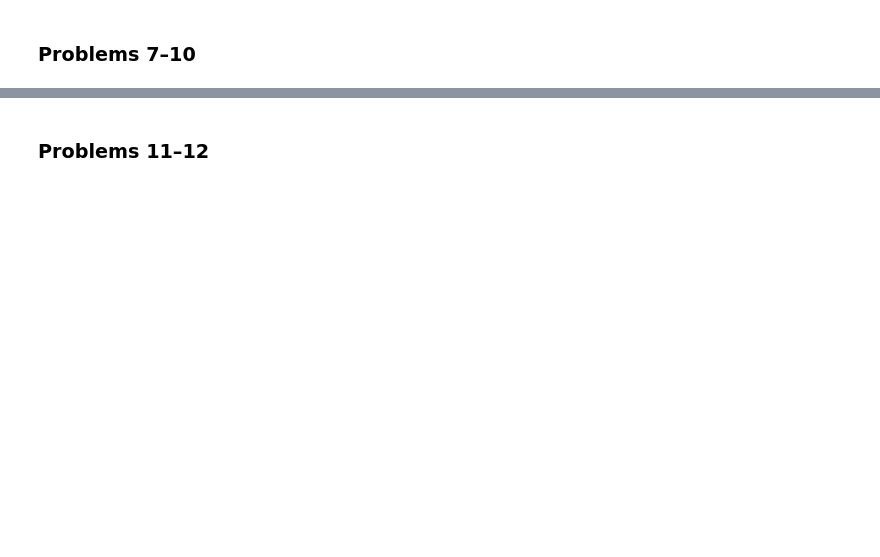
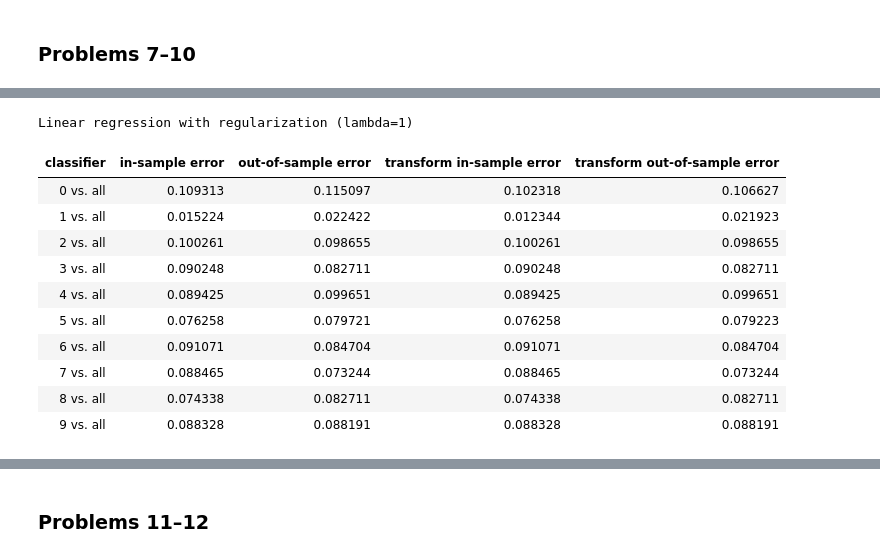
Before and after one commit to bbye98/cs156a, a Jupyter notebook: final/final.ipynb, the cells around one changed output, grey strips where cells are left out. Cells and saved outputs as stored; diff of their text form; code cells hidden in the pictures; blank space fills up the shorter version.

```diff
--- a/final/final.ipynb
+++ b/final/final.ipynb
@@ -110,0 +45,52 @@ Linear regression with transform and regularization for 1 vs. 5 classifier:
+# %%
+DATA_DIR.mkdir(exist_ok=True)
+data = {}
+for dataset in ["train", "test"]:
+    file = f"features.{dataset}"
+    if not (DATA_DIR / file).exists():
+        r = requests.get(f"http://www.amlbook.com/data/zip/{file}")
+        with open(DATA_DIR / file, "wb") as f:
+            f.write(r.content)
+    data[dataset] = np.loadtxt(DATA_DIR / file)
+
+weight_decay_lambda = 1
+transform = lambda x: np.hstack((x, x[:, 1:2] * x[:, 2:], x[:, 1:2] ** 2,
+                                 x[:, 2:] ** 2))
+reg = LinearRegression(vf=validate_binary, regularization="weight_decay",
+                       weight_decay_lambda=weight_decay_lambda)
+reg_transform = LinearRegression(vf=validate_binary,
+                                 regularization="weight_decay",
+                                 transform=transform,
+                                 weight_decay_lambda=weight_decay_lambda)
+df = pd.DataFrame(columns=["classifier", "in-sample error",
+                           "out-of-sample error",
+                           "transform in-sample error",
+                           "transform out-of-sample error"])
+for digit in range(10):
+    x_train = np.hstack((np.ones((len(data["train"]), 1), dtype=float),
+                         data["train"][:, 1:]))
+    y_train = 2 * (data["train"][:, 0] == digit) - 1
+    x_test = np.hstack((np.ones((len(data["test"]), 1), dtype=float),
+                        data["test"][:, 1:]))
+    y_test = 2 * (data["test"][:, 0] == digit) - 1
+    E_in = reg.train(x_train, y_train)
+    E_in_transform = reg_transform.train(x_train, y_train)
+    df.loc[digit] = (f"{digit} vs. all", E_in,
+                     reg.get_error(x_test, y_test), E_in_transform,
+                     reg_transform.get_error(x_test, y_test))
+(df.style.hide(axis="index")
+         .set_caption("Linear regression with regularization "
+                      f"(lambda={weight_decay_lambda})"))
+# %% [output]
+Linear regression with regularization (lambda=1)
+| classifier | in-sample error | out-of-sample error | transform in-sample error | transform out-of-sample error |
+| 0 vs. all | 0.109313 | 0.115097 | 0.102318 | 0.106627 |
+| 1 vs. all | 0.015224 | 0.022422 | 0.012344 | 0.021923 |
+| 2 vs. all | 0.100261 | 0.098655 | 0.100261 | 0.098655 |
+| 3 vs. all | 0.090248 | 0.082711 | 0.090248 | 0.082711 |
+| 4 vs. all | 0.089425 | 0.099651 | 0.089425 | 0.099651 |
+| 5 vs. all | 0.076258 | 0.079721 | 0.076258 | 0.079223 |
+| 6 vs. all | 0.091071 | 0.084704 | 0.091071 | 0.084704 |
+| 7 vs. all | 0.088465 | 0.073244 | 0.088465 | 0.073244 |
+| 8 vs. all | 0.074338 | 0.082711 | 0.074338 | 0.082711 |
+| 9 vs. all | 0.088328 | 0.088191 | 0.088328 | 0.088191 |
```
Also changed, not shown: parts of 11 cells of this notebook, 36 other files.
